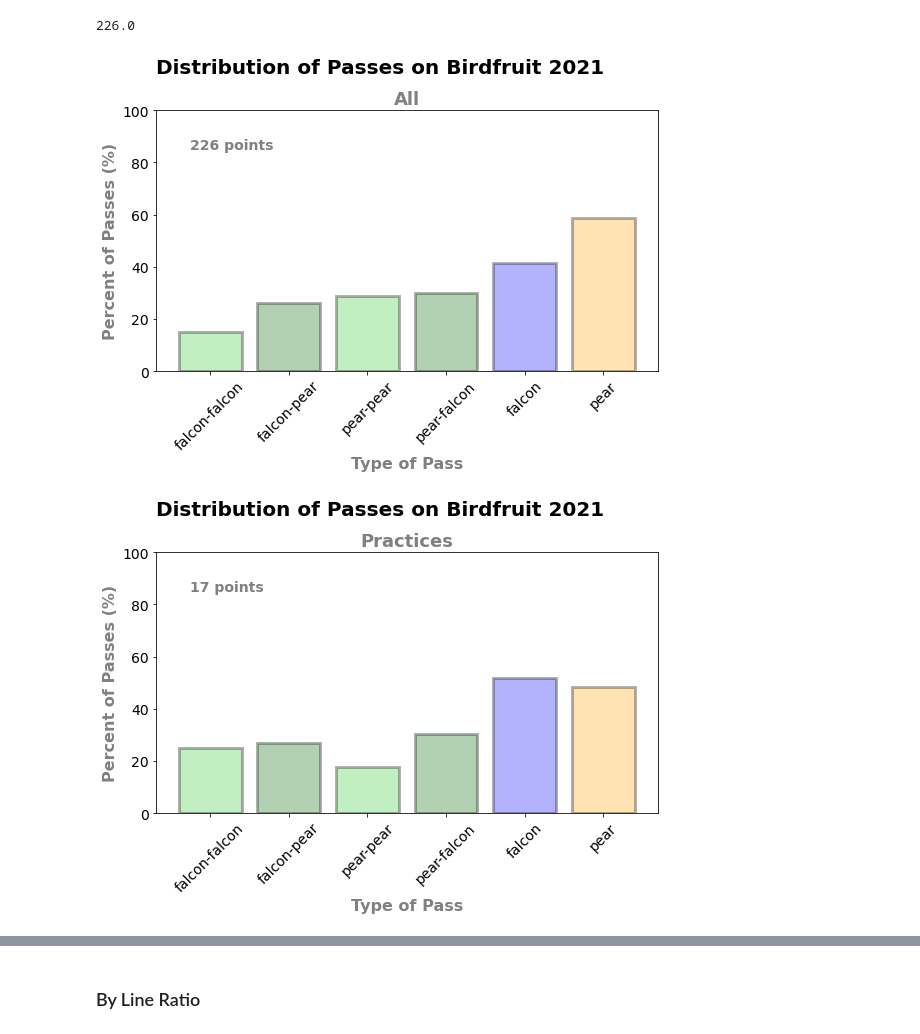
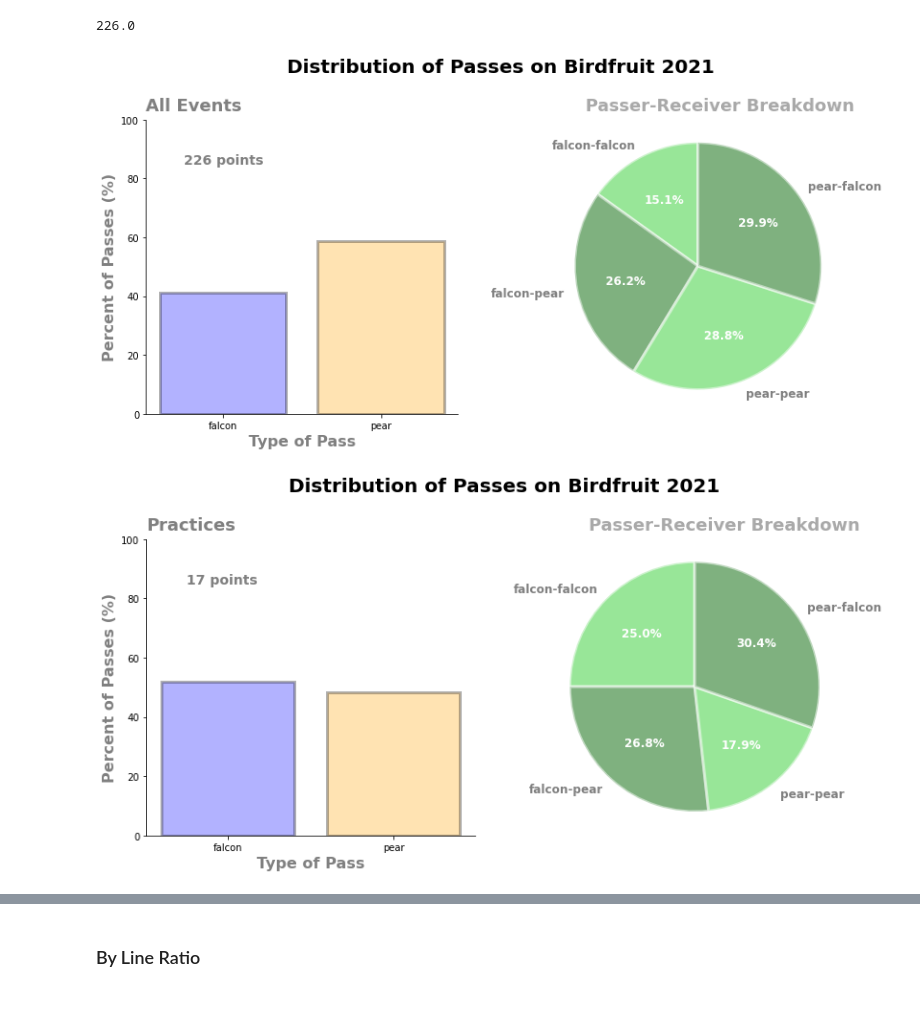
Before and after one commit to mollymwieringa/birdfruit, a Jupyter notebook: Passing_Stats.ipynb, the cells around one changed output, grey strips where cells are left out. Saved outputs shown, nothing was run; the diff lists cells and outputs as text; code cells hidden in the pictures; blank space fills up the shorter version.

Commit message:
update figures to include pie charts

```diff
--- a/Passing_Stats.ipynb
+++ b/Passing_Stats.ipynb
@@ -69,9 +82,9 @@ all_points
 # %% [output]
 226.0
 # %%
-bf.calculate_passes(df, 'All', all_points)
+bf.calculate_passes(df, 'All Events', all_points)
 bf.calculate_passes(practices, 'Practices', practice_points)
 bf.calculate_passes(tournaments, 'Tournaments', tournament_points)
 # %% [output]
-[figure, old version]
+[figure, new version]
-[figure, old version]
+[figure, new version]
```
Also changed, not shown: parts of 12 cells of this notebook, 1 other file.
